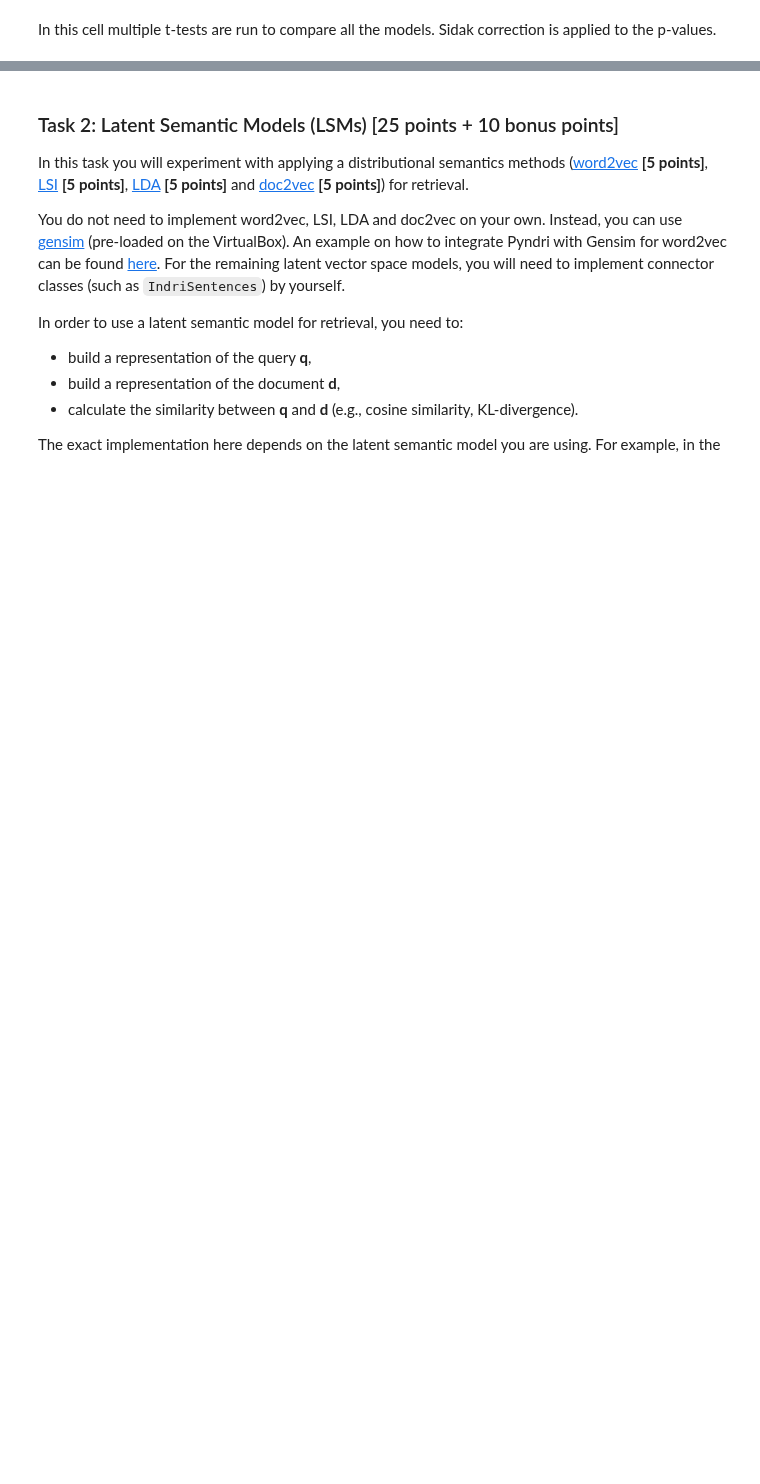
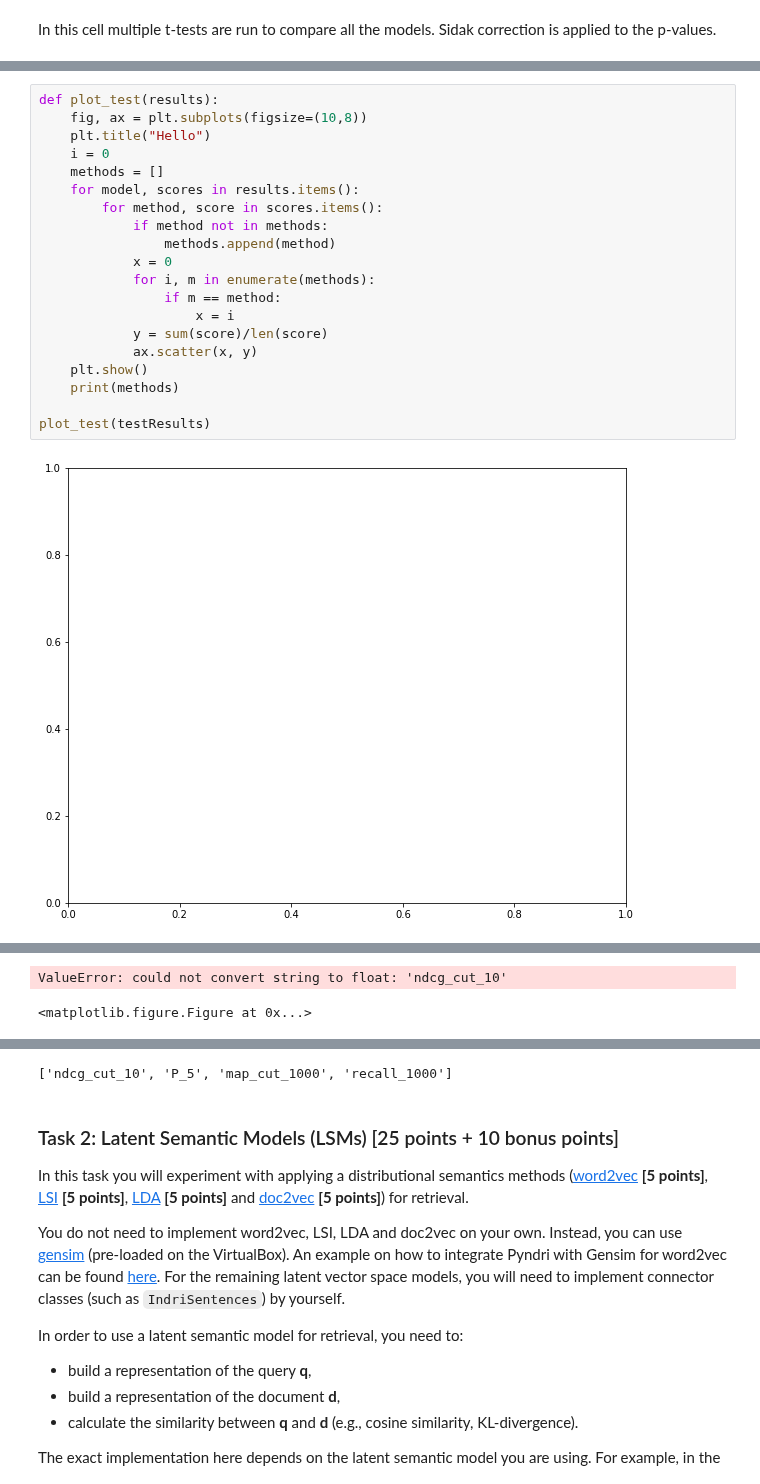
Before and after one commit to 0Gemini0/HW2, a Jupyter notebook: assignment.ipynb, the cells around one changed output, grey strips where cells are left out. Cells and saved outputs as stored; diff of their text form; blank space fills up the shorter version.

```diff
--- a/assignment.ipynb
+++ b/assignment.ipynb
@@ -1112,0 +1379,22 @@ scoreJM0.2 and scoreTfIdf do not differ significantly for test map_cut_1000
+# %%
+def plot_test(results):
+    fig, ax = plt.subplots(figsize=(10,8))
+    plt.title("Hello")
+    i = 0
+    methods = []
+    for model, scores in results.items():
+        for method, score in scores.items():
+            if method not in methods:
+                methods.append(method)
+            x = 0
+            for i, m in enumerate(methods):
+                if m == method:
+                    x = i
+            y = sum(score)/len(score)
+            ax.scatter(x, y)
+    plt.show()
+    print(methods)
+
+plot_test(testResults)
+# %% [output]
+[figure, added]
@@ -1112,0 +1402,2 @@ scoreJM0.2 and scoreTfIdf do not differ significantly for test map_cut_1000
+ValueError: could not convert string to float: 'ndcg_cut_10'
+<matplotlib.figure.Figure at 0x...>
@@ -1113,3 +1405,4 @@ scoreJM0.2 and scoreTfIdf do not differ significantly for test map_cut_1000
+['ndcg_cut_10', 'P_5', 'map_cut_1000', 'recall_1000']
 # %% [markdown]
 ### Task 2: Latent Semantic Models (LSMs) [25 points + 10 bonus points] ###
 
```
Also changed, not shown: parts of 15 cells of this notebook.
